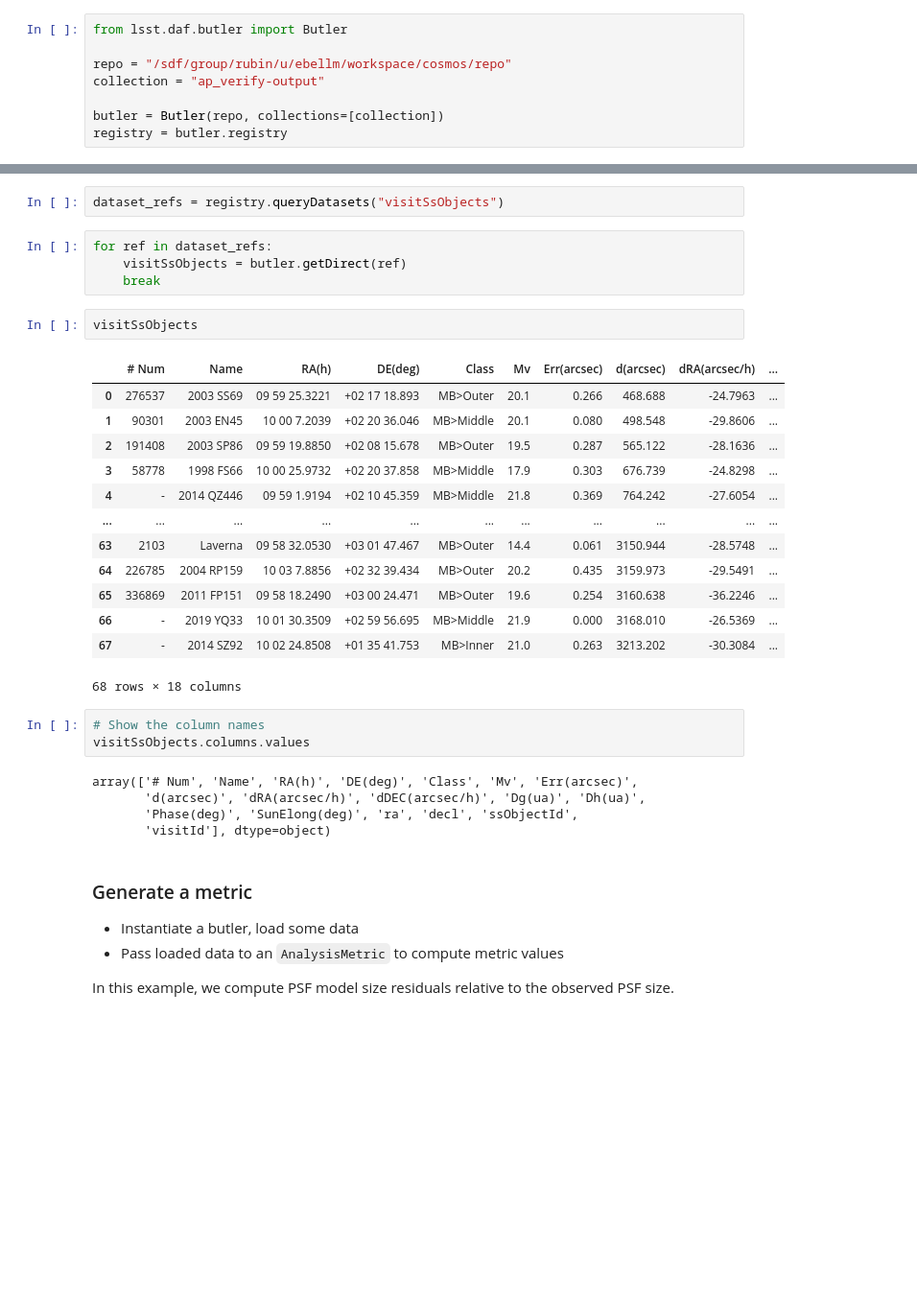
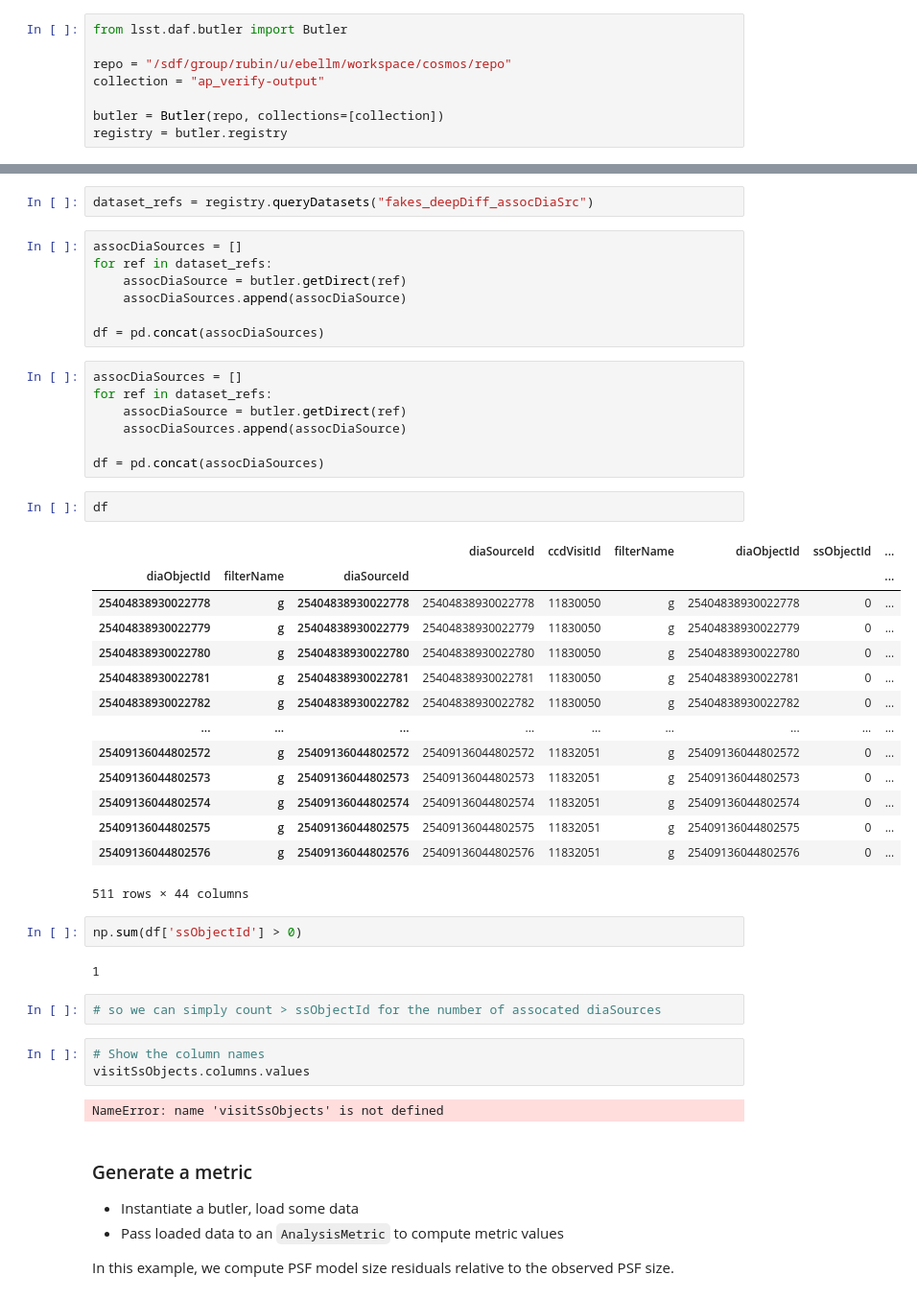
Before and after one commit to lsst-dm/analysis_tools_examples, a Jupyter notebook: analysis_tools_ap.ipynb, the cells around one changed output, grey strips where cells are left out. Shown at 96% size. Cells and saved outputs as stored; diff of their text form; blank space fills up the shorter version.

```diff
--- a/analysis_tools_ap.ipynb
+++ b/analysis_tools_ap.ipynb
@@ -114,33 +124,47 @@ sorted(registry.queryDatasets("visitSsObjects"))
 # %%
-dataset_refs = registry.queryDatasets("visitSsObjects")
+dataset_refs = registry.queryDatasets("fakes_deepDiff_assocDiaSrc")
 # %%
+assocDiaSources = []
 for ref in dataset_refs:
-    visitSsObjects = butler.getDirect(ref)
-    break
+    assocDiaSource = butler.getDirect(ref)
+    assocDiaSources.append(assocDiaSource)
+
+df = pd.concat(assocDiaSources)
+# %%
+assocDiaSources = []
+for ref in dataset_refs:
+    assocDiaSource = butler.getDirect(ref)
+    assocDiaSources.append(assocDiaSource)
+
+df = pd.concat(assocDiaSources)
 # %%
-visitSsObjects
+df
 # %% [output]
-|  | # Num | Name | RA(h) | DE(deg) | Class | Mv | Err(arcsec) | d(arcsec) | dRA(arcsec/h) | ... |
-| 0 | 276537 | 2003 SS69 | 09 59 25.3221 | +02 17 18.893 | MB>Outer | 20.1 | 0.266 | 468.688 | -24.7963 | ... |
-| 1 | 90301 | 2003 EN45 | 10 00 7.2039 | +02 20 36.046 | MB>Middle | 20.1 | 0.080 | 498.548 | -29.8606 | ... |
-| 2 | 191408 | 2003 SP86 | 09 59 19.8850 | +02 08 15.678 | MB>Outer | 19.5 | 0.287 | 565.122 | -28.1636 | ... |
-| 3 | 58778 | 1998 FS66 | 10 00 25.9732 | +02 20 37.858 | MB>Middle | 17.9 | 0.303 | 676.739 | -24.8298 | ... |
-| 4 | - | 2014 QZ446 | 09 59 1.9194 | +02 10 45.359 | MB>Middle | 21.8 | 0.369 | 764.242 | -27.6054 | ... |
-| ... | ... | ... | ... | ... | ... | ... | ... | ... | ... | ... |
-| 63 | 2103 | Laverna | 09 58 32.0530 | +03 01 47.467 | MB>Outer | 14.4 | 0.061 | 3150.944 | -28.5748 | ... |
-| 64 | 226785 | 2004 RP159 | 10 03 7.8856 | +02 32 39.434 | MB>Outer | 20.2 | 0.435 | 3159.973 | -29.5491 | ... |
-| 65 | 336869 | 2011 FP151 | 09 58 18.2490 | +03 00 24.471 | MB>Outer | 19.6 | 0.254 | 3160.638 | -36.2246 | ... |
-| 66 | - | 2019 YQ33 | 10 01 30.3509 | +02 59 56.695 | MB>Middle | 21.9 | 0.000 | 3168.010 | -26.5369 | ... |
-| 67 | - | 2014 SZ92 | 10 02 24.8508 | +01 35 41.753 | MB>Inner | 21.0 | 0.263 | 3213.202 | -30.3084 | ... |
+|  |  |  | diaSourceId | ccdVisitId | filterName | diaObjectId | ssObjectId | ... |
+| diaObjectId | filterName | diaSourceId |  |  |  |  |  | ... |
+| 25404838930022778 | g | 25404838930022778 | 25404838930022778 | 11830050 | g | 25404838930022778 | 0 | ... |
+| 25404838930022779 | g | 25404838930022779 | 25404838930022779 | 11830050 | g | 25404838930022779 | 0 | ... |
+| 25404838930022780 | g | 25404838930022780 | 25404838930022780 | 11830050 | g | 25404838930022780 | 0 | ... |
+| 25404838930022781 | g | 25404838930022781 | 25404838930022781 | 11830050 | g | 25404838930022781 | 0 | ... |
+| 25404838930022782 | g | 25404838930022782 | 25404838930022782 | 11830050 | g | 25404838930022782 | 0 | ... |
+| ... | ... | ... | ... | ... | ... | ... | ... | ... |
+| 25409136044802572 | g | 25409136044802572 | 25409136044802572 | 11832051 | g | 25409136044802572 | 0 | ... |
+| 25409136044802573 | g | 25409136044802573 | 25409136044802573 | 11832051 | g | 25409136044802573 | 0 | ... |
+| 25409136044802574 | g | 25409136044802574 | 25409136044802574 | 11832051 | g | 25409136044802574 | 0 | ... |
+| 25409136044802575 | g | 25409136044802575 | 25409136044802575 | 11832051 | g | 25409136044802575 | 0 | ... |
+| 25409136044802576 | g | 25409136044802576 | 25409136044802576 | 11832051 | g | 25409136044802576 | 0 | ... |
-68 rows × 18 columns
+511 rows × 44 columns
+# %%
+np.sum(df['ssObjectId'] > 0)
+# %% [output]
+1
+# %%
+# so we can simply count > ssObjectId for the number of assocated diaSources
 # %%
 # Show the column names
 visitSsObjects.columns.values
 # %% [output]
-array(['# Num', 'Name', 'RA(h)', 'DE(deg)', 'Class', 'Mv', 'Err(arcsec)',
-       'd(arcsec)', 'dRA(arcsec/h)', 'dDEC(arcsec/h)', 'Dg(ua)', 'Dh(ua)',
-       'Phase(deg)', 'SunElong(deg)', 'ra', 'decl', 'ssObjectId',
-       'visitId'], dtype=object)
+NameError: name 'visitSsObjects' is not defined
 # %% [markdown]
 ### Generate a metric
 
```
Also changed, not shown: parts of 17 cells of this notebook.
